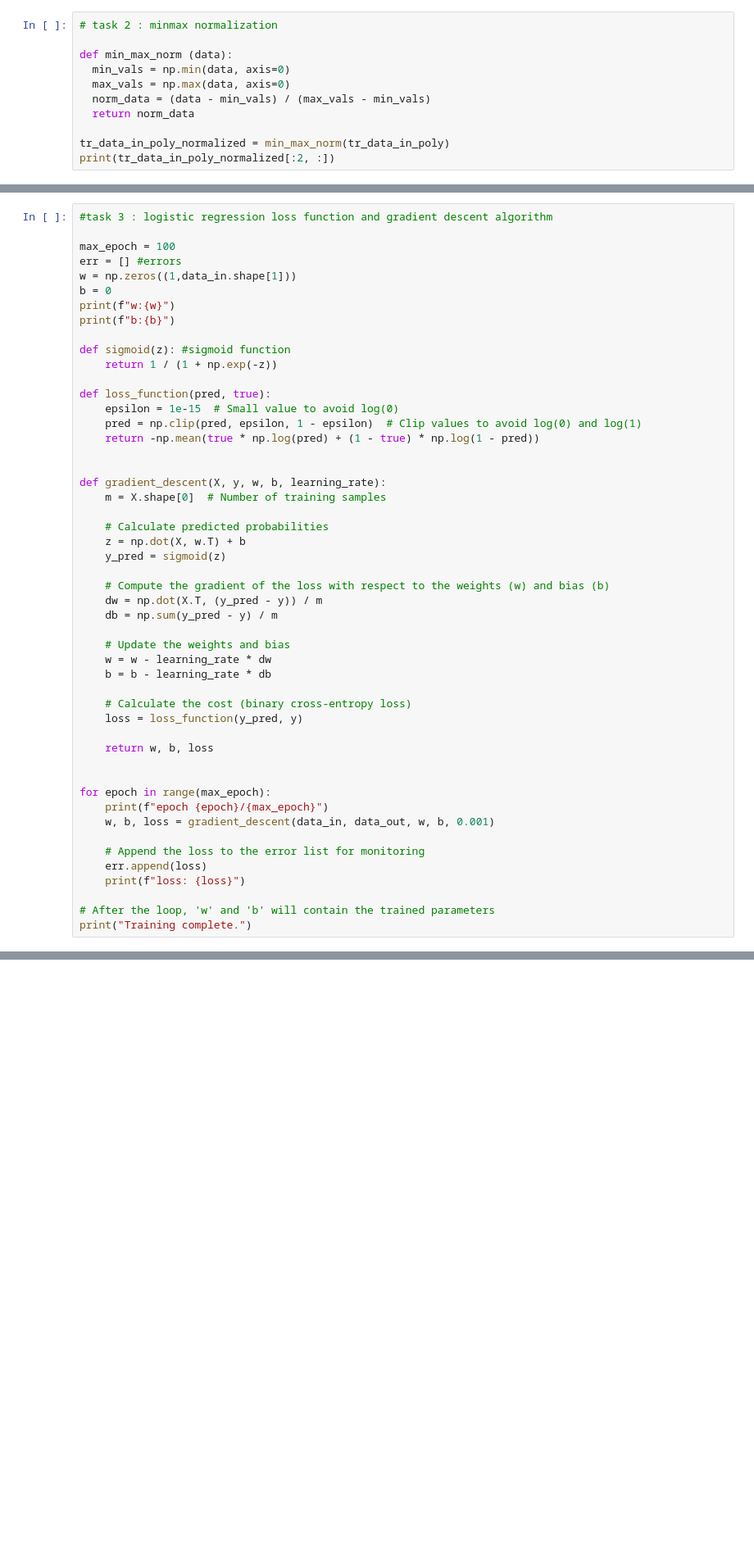
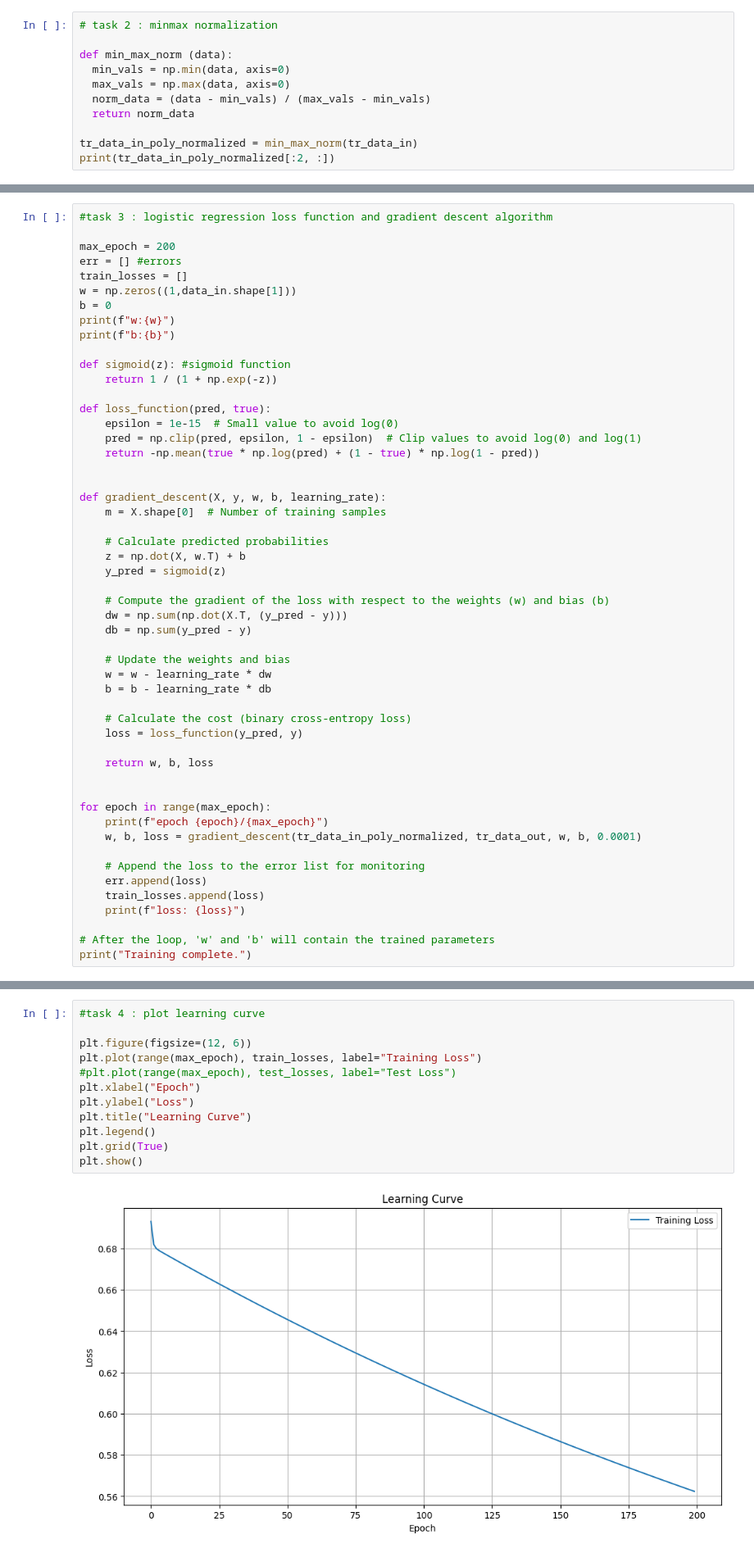
Before and after one commit to NafiseKian/logistic_regression_classification, a Jupyter notebook: project_binary_classification.ipynb, the cells around one changed output, grey strips where cells are left out. Shown at 82% size. Cells and saved outputs as stored; diff of their text form; blank space fills up the shorter version.

```diff
--- a/project_binary_classification.ipynb
+++ b/project_binary_classification.ipynb
@@ -129,7 +147,7 @@ def min_max_norm (data):
   norm_data = (data - min_vals) / (max_vals - min_vals)
   return norm_data
 
-tr_data_in_poly_normalized = min_max_norm(tr_data_in_poly)
+tr_data_in_poly_normalized = min_max_norm(tr_data_in)
 print(tr_data_in_poly_normalized[:2, :])
 # %% [output]
 [[0.52103744 0.0226581  0.54598853 0.3640416  0.68000973 0.7920373
@@ -155,8 +163,9 @@ print(tr_data_in_poly_normalized[:2, :])
 # %%
 #task 3 : logistic regression loss function and gradient descent algorithm
 
-max_epoch = 100
+max_epoch = 200
 err = [] #errors
+train_losses = []
 w = np.zeros((1,data_in.shape[1]))
 b = 0
 print(f"w:{w}")
@@ -179,8 +188,8 @@ def gradient_descent(X, y, w, b, learning_rate):
     y_pred = sigmoid(z)
 
     # Compute the gradient of the loss with respect to the weights (w) and bias (b)
-    dw = np.dot(X.T, (y_pred - y)) / m
-    db = np.sum(y_pred - y) / m
+    dw = np.sum(np.dot(X.T, (y_pred - y)))
+    db = np.sum(y_pred - y)
 
     # Update the weights and bias
     w = w - learning_rate * dw
@@ -194,10 +203,11 @@ def gradient_descent(X, y, w, b, learning_rate):
 
 for epoch in range(max_epoch):
     print(f"epoch {epoch}/{max_epoch}")
-    w, b, loss = gradient_descent(data_in, data_out, w, b, 0.001)
+    w, b, loss = gradient_descent(tr_data_in_poly_normalized, tr_data_out, w, b, 0.0001)
 
     # Append the loss to the error list for monitoring
     err.append(loss)
+    train_losses.append(loss)
     print(f"loss: {loss}")
 
 # After the loop, 'w' and 'b' will contain the trained parameters
@@ -240,3 +233,17 @@ Training complete.
+# %%
+#task 4 : plot learning curve
+
+plt.figure(figsize=(12, 6))
+plt.plot(range(max_epoch), train_losses, label="Training Loss")
+#plt.plot(range(max_epoch), test_losses, label="Test Loss")
+plt.xlabel("Epoch")
+plt.ylabel("Loss")
+plt.title("Learning Curve")
+plt.legend()
+plt.grid(True)
+plt.show()
+# %% [output]
+[figure, added]
 # %%
 # helper function to plot confusion matrix
 
```
Also changed, not shown: parts of 3 cells of this notebook.
